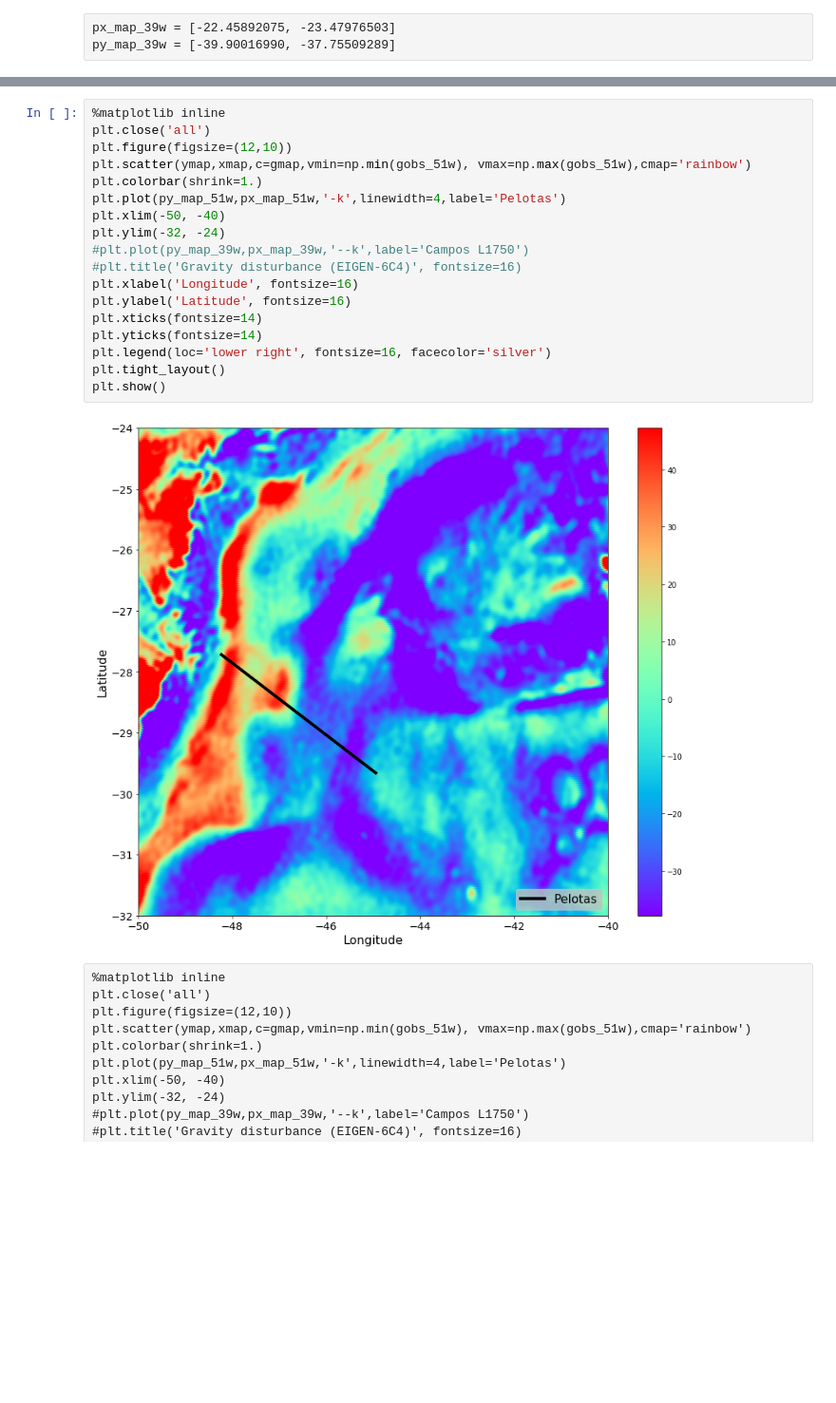
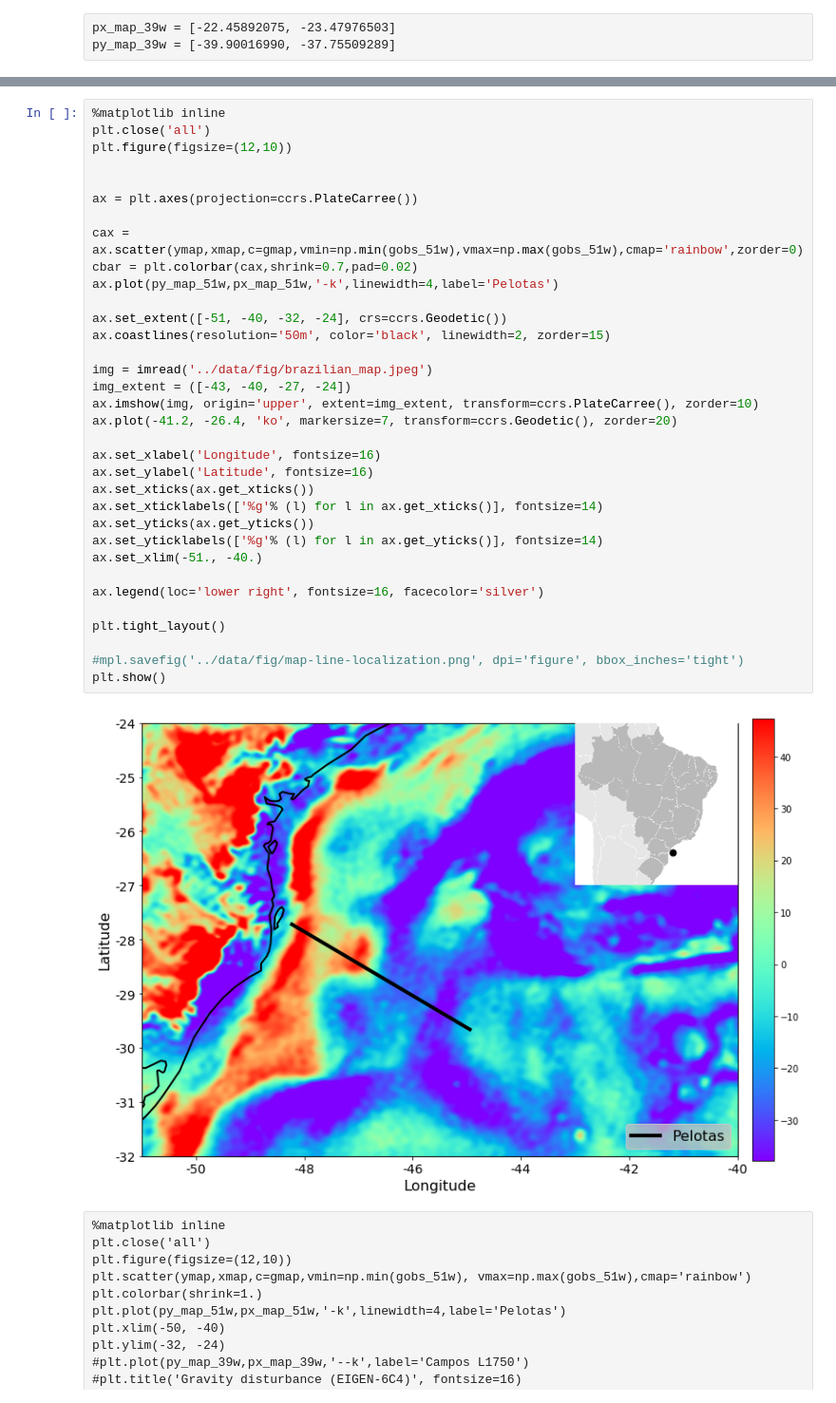
Before and after one commit to pinga-lab/paper-isostatic-grav2D, a Jupyter notebook: code/Lines_localization.ipynb, the cells around one changed output, grey strips where cells are left out. Shown at 95% size. Drawn from its saved outputs; the diff is of its cells as text; blank space fills up the shorter version.

```diff
--- a/code/Lines_localization.ipynb
+++ b/code/Lines_localization.ipynb
@@ -171,23 +186,39 @@ py_map_39w = [-39.90016990, -37.75509289]
 # %%
 %matplotlib inline
 plt.close('all')
 plt.figure(figsize=(12,10))
-plt.scatter(ymap,xmap,c=gmap,vmin=np.min(gobs_51w), vmax=np.max(gobs_51w),cmap='rainbow')
-plt.colorbar(shrink=1.)
-plt.plot(py_map_51w,px_map_51w,'-k',linewidth=4,label='Pelotas')
-plt.xlim(-50, -40)
-plt.ylim(-32, -24)
-#plt.plot(py_map_39w,px_map_39w,'--k',label='Campos L1750')
-#plt.title('Gravity disturbance (EIGEN-6C4)', fontsize=16)
-plt.xlabel('Longitude', fontsize=16)
-plt.ylabel('Latitude', fontsize=16)
-plt.xticks(fontsize=14)
-plt.yticks(fontsize=14)
-plt.legend(loc='lower right', fontsize=16, facecolor='silver')
+
+
+ax = plt.axes(projection=ccrs.PlateCarree())
+
+cax = ax.scatter(ymap,xmap,c=gmap,vmin=np.min(gobs_51w),vmax=np.max(gobs_51w),cmap='rainbow',zorder=0)
+cbar = plt.colorbar(cax,shrink=0.7,pad=0.02)
+ax.plot(py_map_51w,px_map_51w,'-k',linewidth=4,label='Pelotas')
+
+ax.set_extent([-51, -40, -32, -24], crs=ccrs.Geodetic())
+ax.coastlines(resolution='50m', color='black', linewidth=2, zorder=15)
+
+img = imread('../data/fig/brazilian_map.jpeg')
+img_extent = ([-43, -40, -27, -24])
+ax.imshow(img, origin='upper', extent=img_extent, transform=ccrs.PlateCarree(), zorder=10)
+ax.plot(-41.2, -26.4, 'ko', markersize=7, transform=ccrs.Geodetic(), zorder=20)
+
+ax.set_xlabel('Longitude', fontsize=16)
+ax.set_ylabel('Latitude', fontsize=16)
+ax.set_xticks(ax.get_xticks())
+ax.set_xticklabels(['%g'% (l) for l in ax.get_xticks()], fontsize=14)
+ax.set_yticks(ax.get_yticks())
+ax.set_yticklabels(['%g'% (l) for l in ax.get_yticks()], fontsize=14)
+ax.set_xlim(-51., -40.)
+
+ax.legend(loc='lower right', fontsize=16, facecolor='silver')
+
 plt.tight_layout()
+
+#mpl.savefig('../data/fig/map-line-localization.png', dpi='figure', bbox_inches='tight')
 plt.show()
 # %% [output]
-[figure, old version]
+[figure, new version]
 # %% [raw]
 %matplotlib inline
 plt.close('all')
```
Also changed, not shown: parts of 2 cells of this notebook, 2 other files.
